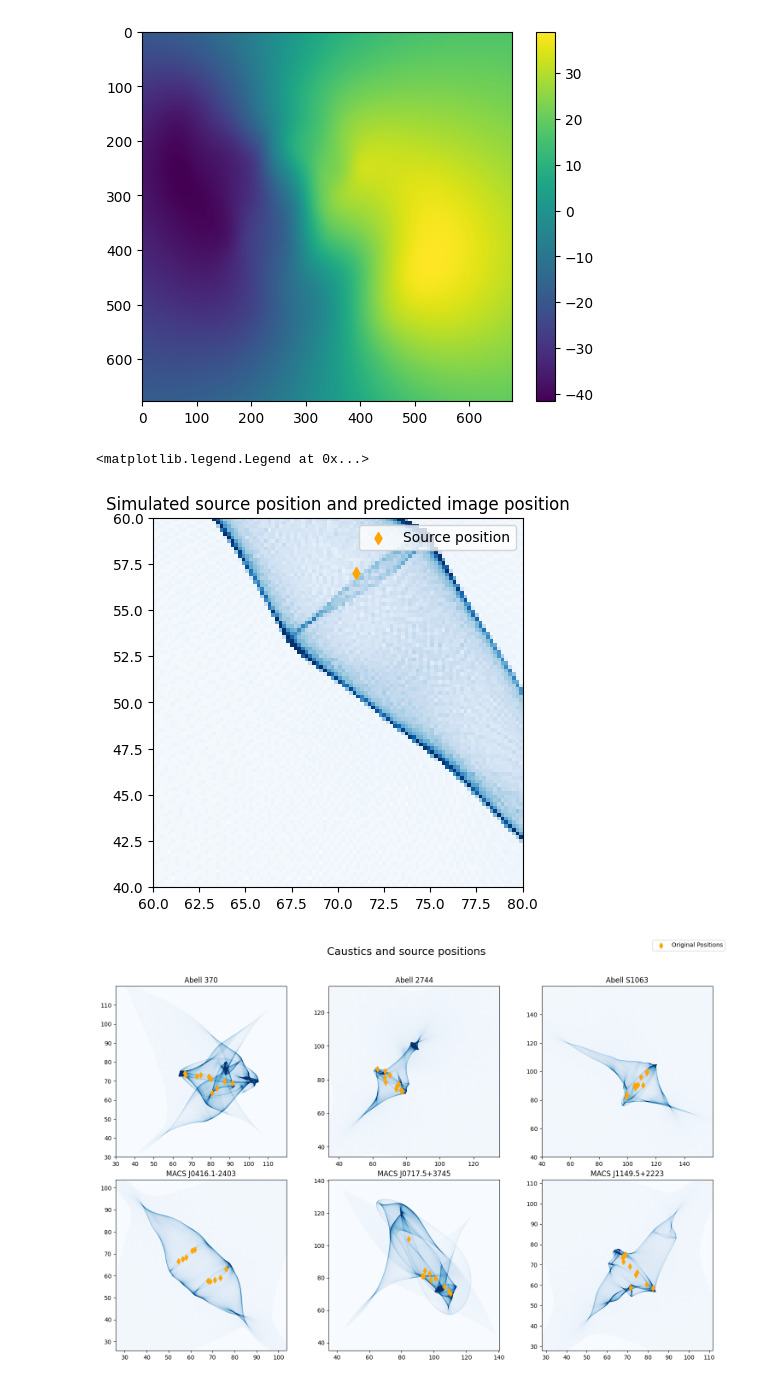
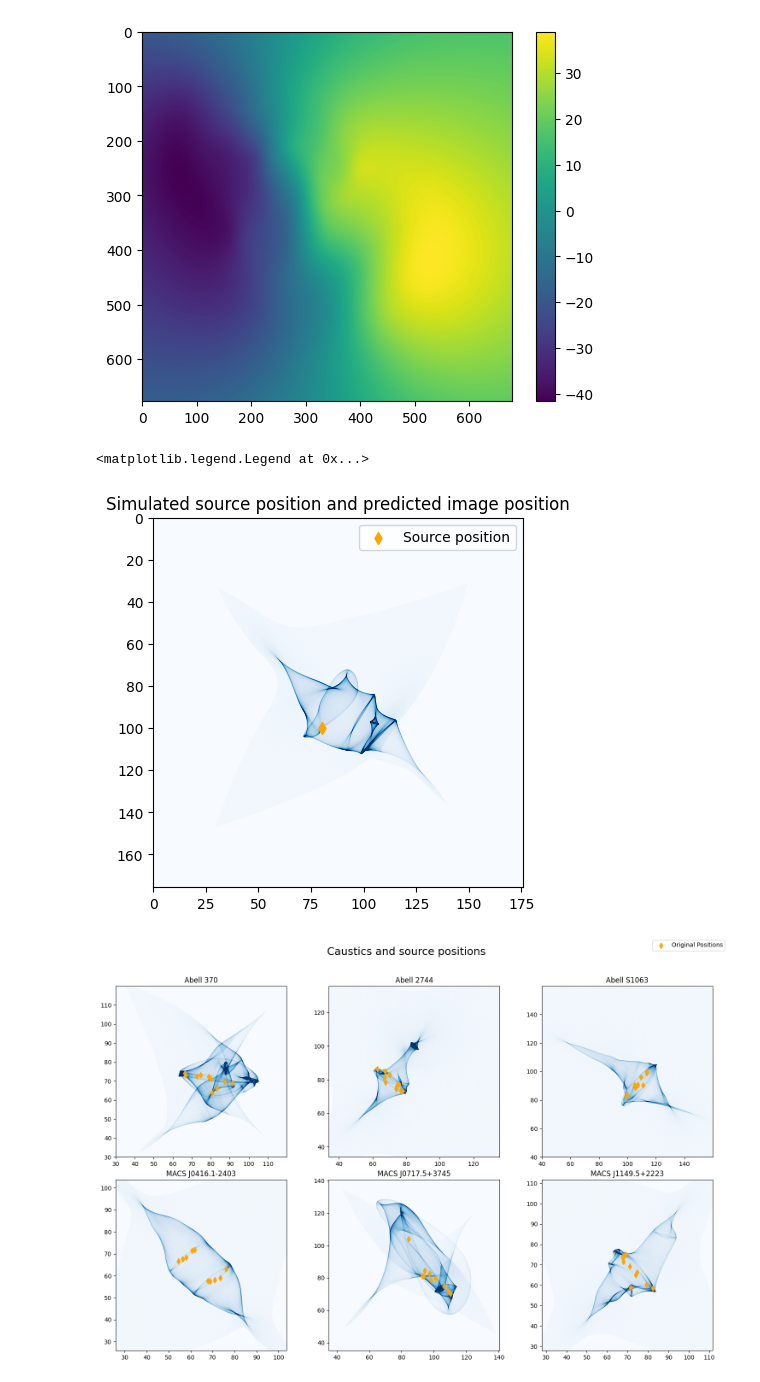
Before and after one commit to diceandcats/GWlensing_Brian, a Jupyter notebook: visualize cluster.ipynb, the cells around one changed output. Drawn from its saved outputs; the diff is of its cells as text; code cells hidden in the pictures.

```diff
--- a/visualize cluster.ipynb
+++ b/visualize cluster.ipynb
@@ -97,44 +97,44 @@ plt.colorbar()
 [figure]
 # %%
 # look at the caustic
-index = 3
+index = 4
 
 
 size = len(datax_list[index])
 
 array_test = np.zeros((size,size))
 pixscale = pixscale_list[index]
 datay = datay_list[index]/pixscale
 datax = datax_list[index]/pixscale
 # scal factor for real deflection map
 scal = 1
-datay *= scal *0.7386360277011034
-datax *= scal *0.7386360277011034
+datay *= scal *0.6855580650130826
+datax *= scal *0.6855580650130826
 for i in range(0,size):
     for j in range(0,size):
         ycoord = i-datay[i,j]
         xcoord = j-datax[i,j]
         ydec = ycoord%1
         xdec = xcoord%1
         xfloor = floor(xcoord)
         yfloor = floor(ycoord)
         array_test[yfloor,xfloor] += 1
 
 plt.imshow(array_test, cmap='Blues', vmax = 50, extent=[0, size*pixscale, pixscale*size,0 ])
-plt.scatter(71,57, c = 'orange', marker='d')
+plt.scatter(80.1,99.9, c = 'orange', marker='d')
 # plt.scatter([25.04527574, 80.3895084 , 89.83823507, 70.3500693 , 62.87531747,
 #        63.56479705, 78.41485862],[96.30394225, 51.47812429, 71.45908221, 59.92729871, 45.81923451,
 #        52.27263524, 72.34180586], c = 'r', marker='x')
-plt.xlim(60,80)
-plt.ylim(40,60)
+# plt.xlim(85,110)
+# plt.ylim(90,115)
 
 plt.title('Simulated source position and predicted image position')
 plt.legend(['Source position','Image position'])
 
 # plt.savefig('Report images/src and img.pdf')
 # %% [output]
 <matplotlib.legend.Legend at 0x...>
-[figure, old version]
+[figure, new version]
 # %%
 # make 6 graphs of the caustic
 fig, axs = plt.subplots(2, 3, figsize=(15, 10))
```
Also changed, not shown: 8 other files.
